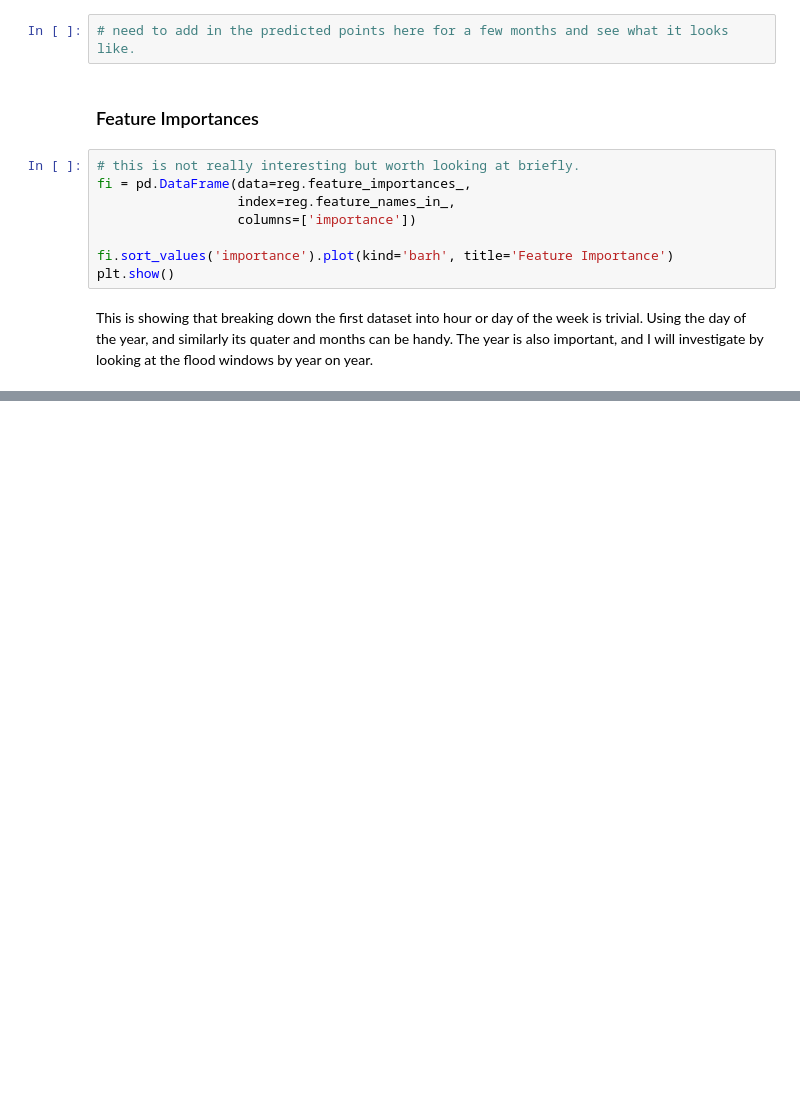
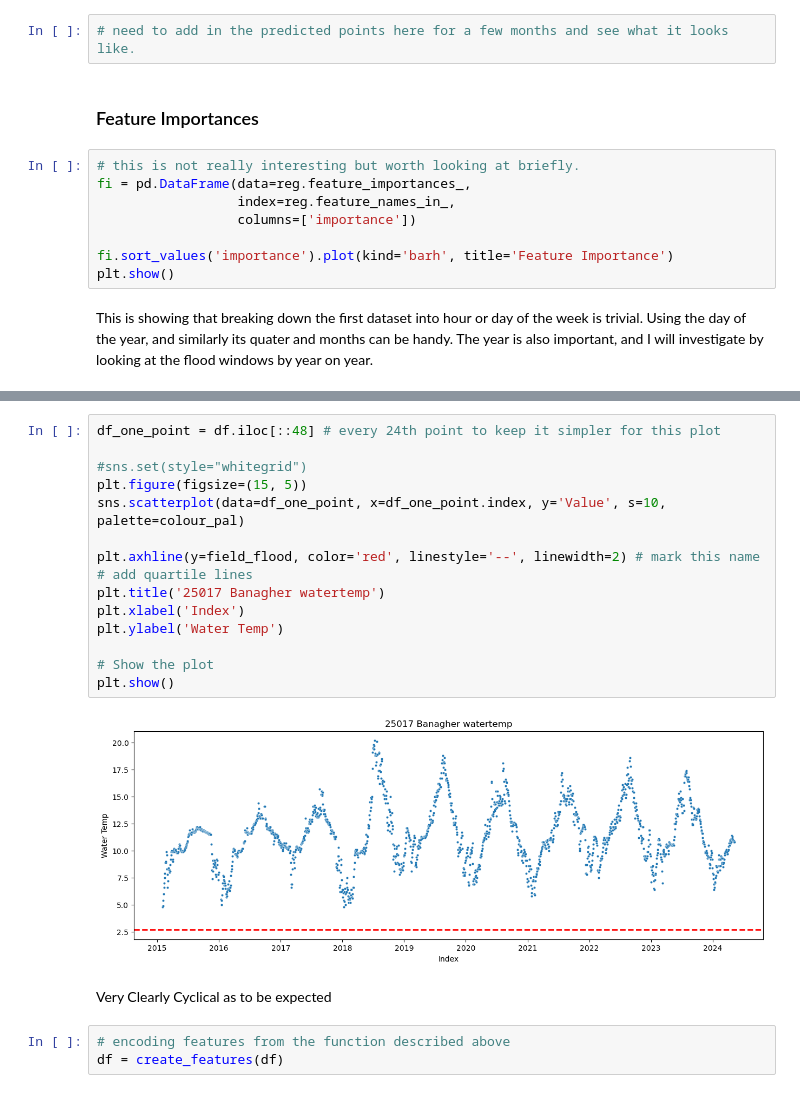
Before and after one commit to burked9/shannon-flood-piml, a Jupyter notebook: water_levels_banagher.ipynb, the cells around one changed output, grey strips where cells are left out. Cells and saved outputs as stored; diff of their text form; blank space fills up the shorter version.

```diff
--- a/water_levels_banagher.ipynb
+++ b/water_levels_banagher.ipynb
@@ -546,0 +712,22 @@ This is showing that breaking down the first dataset into hour or day of the wee
+# %%
+df_one_point = df.iloc[::48] # every 24th point to keep it simpler for this plot
+
+#sns.set(style="whitegrid")
+plt.figure(figsize=(15, 5))
+sns.scatterplot(data=df_one_point, x=df_one_point.index, y='Value', s=10, palette=colour_pal)
+
+plt.axhline(y=field_flood, color='red', linestyle='--', linewidth=2) # mark this name
+# add quartile lines
+plt.title('25017 Banagher watertemp')
+plt.xlabel('Index')
+plt.ylabel('Water Temp')
+
+# Show the plot
+plt.show()
+# %% [output]
+[figure, added]
+# %% [markdown]
+Very Clearly Cyclical as to be expected
+# %%
+# encoding features from the function described above
+df = create_features(df)
```
Also changed, not shown: parts of 33 cells of this notebook, 4 other files.
